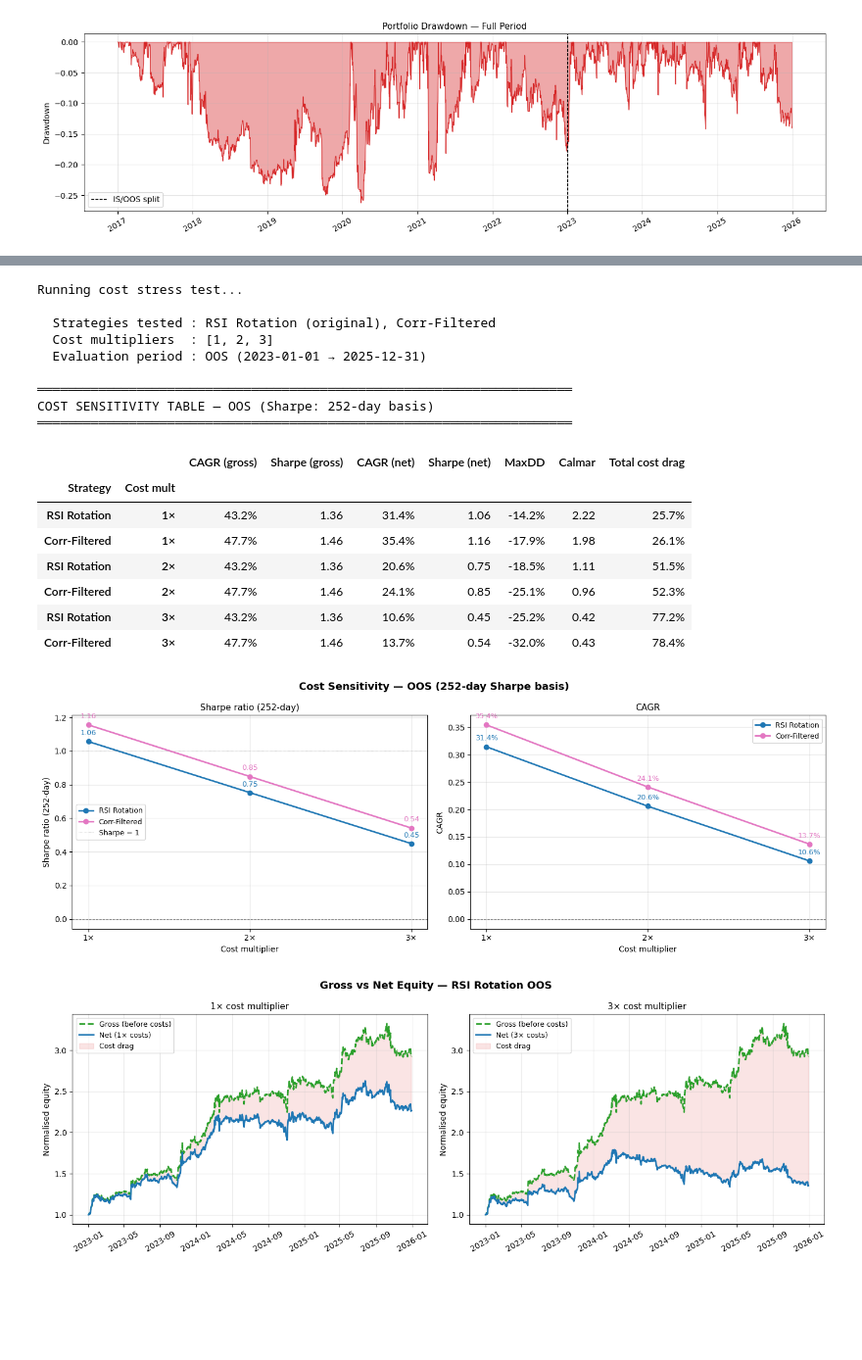
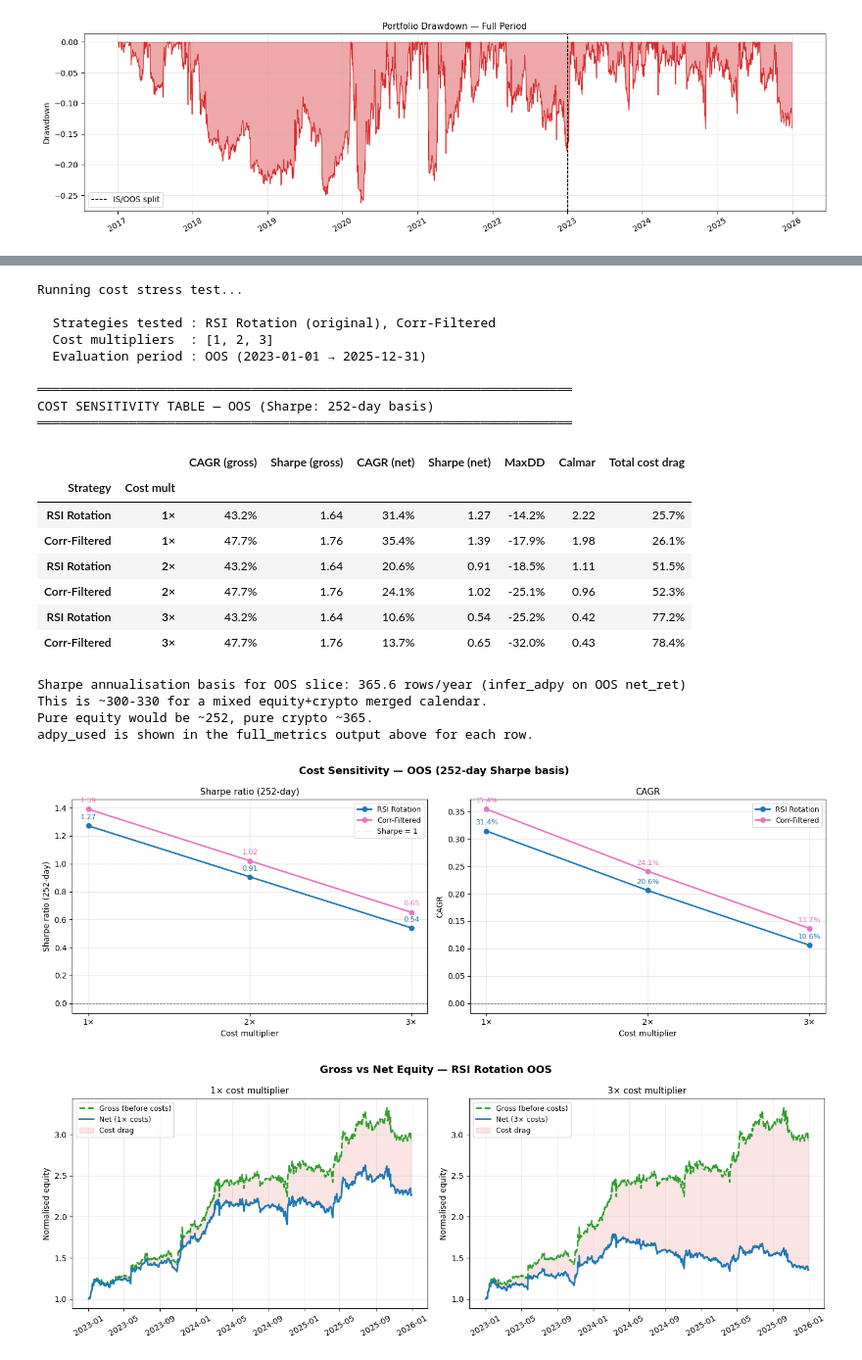
Before and after one commit to gordgoncompsidaytrading605/RSI_Portfolio_allocation, a Jupyter notebook: limited_indicator_rsi_rotation.ipynb, the cells around one changed output, grey strips where cells are left out. Shown at 98% size. Cells and saved outputs as stored; diff of their text form; code cells hidden in the pictures; blank space fills up the shorter version.

```diff
--- a/limited_indicator_rsi_rotation.ipynb
+++ b/limited_indicator_rsi_rotation.ipynb
@@ -1908,12 +1962,13 @@ for mult in COST_MULTIPLIERS:
         gross_oos = gross[oos_mask]
         eq_gross  = (1 + gross_oos).cumprod()
 
+        adpy_used = infer_adpy(net_oos)
         m = full_metrics(net_oos, eq_oos,
-                         label=f'{label_base} {mult}× costs', adpy=252)
+                         label=f'{label_base} {mult}× costs')
 
         # Gross Sharpe at this multiplier (costs zeroed out)
         m_gross = full_metrics(gross_oos, eq_gross,
-                               label='gross', adpy=252)
+                               label='gross')
 
         stress_records.append({
             'Strategy'     : label_base,
@@ -1954,6 +2009,12 @@ display_df['Calmar']           = display_df['Calmar'].map('{:.2f}'.format)
 display_df['Total cost drag']  = display_df['Total cost drag'].map('{:.1%}'.format)
 
 display(display_df)
+
+print(f'\nSharpe annualisation basis for OOS slice: '
+      f'{infer_adpy(net_ret_oos):.1f} rows/year (infer_adpy on OOS net_ret)')
+print('This is ~300-330 for a mixed equity+crypto merged calendar.')
+print('Pure equity would be ~252, pure crypto ~365.')
+print('adpy_used is shown in the full_metrics output above for each row.')
 
 # ── Chart: Sharpe and CAGR decay across multipliers ──────────────────────────
 
@@ -2011,38 +2072,42 @@ for ax, mult in zip(axes, [1, 3]):
     eq_gross = eq_gross / eq_gross.iloc[0]
 
     ax.plot(eq_gross.index, eq_gross.values,
             color='#2ca02c', linewidth=2.0,
             linestyle='--', label='Gross (before costs)')
     ax.plot(eq_net.index, eq_net.values,
             color='#1f77b4', linewidth=2.0,
             label=f'Net ({mult}× costs)')
     ax.fill_between(eq_gross.index,
                     eq_gross.values, eq_net.values,
                     color='#d62728', alpha=0.12, label='Cost drag')
     ax.set_title(f'{mult}× cost multiplier', fontsize=11)
     ax.set_ylabel('Normalised equity')
     ax.legend(fontsize=9)
     ax.tick_params(axis='x', rotation=30)
 
 plt.tight_layout()
 plt.show()
 # %% [output]
 Running cost stress test...
 
   Strategies tested : RSI Rotation (original), Corr-Filtered
   Cost multipliers  : [1, 2, 3]
   Evaluation period : OOS (2023-01-01 → 2025-12-31)
 
 ══════════════════════════════════════════════════════════════════════
 COST SENSITIVITY TABLE — OOS (Sharpe: 252-day basis)
 ══════════════════════════════════════════════════════════════════════
 |  |  | CAGR (gross) | Sharpe (gross) | CAGR (net) | Sharpe (net) | MaxDD | Calmar | Total cost drag |
 | Strategy | Cost mult |  |  |  |  |  |  |  |
-| RSI Rotation | 1× | 43.2% | 1.36 | 31.4% | 1.06 | -14.2% | 2.22 | 25.7% |
-| Corr-Filtered | 1× | 47.7% | 1.46 | 35.4% | 1.16 | -17.9% | 1.98 | 26.1% |
-| RSI Rotation | 2× | 43.2% | 1.36 | 20.6% | 0.75 | -18.5% | 1.11 | 51.5% |
-| Corr-Filtered | 2× | 47.7% | 1.46 | 24.1% | 0.85 | -25.1% | 0.96 | 52.3% |
-| RSI Rotation | 3× | 43.2% | 1.36 | 10.6% | 0.45 | -25.2% | 0.42 | 77.2% |
-| Corr-Filtered | 3× | 47.7% | 1.46 | 13.7% | 0.54 | -32.0% | 0.43 | 78.4% |
+| RSI Rotation | 1× | 43.2% | 1.64 | 31.4% | 1.27 | -14.2% | 2.22 | 25.7% |
+| Corr-Filtered | 1× | 47.7% | 1.76 | 35.4% | 1.39 | -17.9% | 1.98 | 26.1% |
+| RSI Rotation | 2× | 43.2% | 1.64 | 20.6% | 0.91 | -18.5% | 1.11 | 51.5% |
+| Corr-Filtered | 2× | 47.7% | 1.76 | 24.1% | 1.02 | -25.1% | 0.96 | 52.3% |
+| RSI Rotation | 3× | 43.2% | 1.64 | 10.6% | 0.54 | -25.2% | 0.42 | 77.2% |
+| Corr-Filtered | 3× | 47.7% | 1.76 | 13.7% | 0.65 | -32.0% | 0.43 | 78.4% |
+Sharpe annualisation basis for OOS slice: 365.6 rows/year (infer_adpy on OOS net_ret)
+This is ~300-330 for a mixed equity+crypto merged calendar.
+Pure equity would be ~252, pure crypto ~365.
+adpy_used is shown in the full_metrics output above for each row.
-[figure, old version]
+[figure, new version]
 [figure]
```
Also changed, not shown: parts of 4 cells of this notebook.
